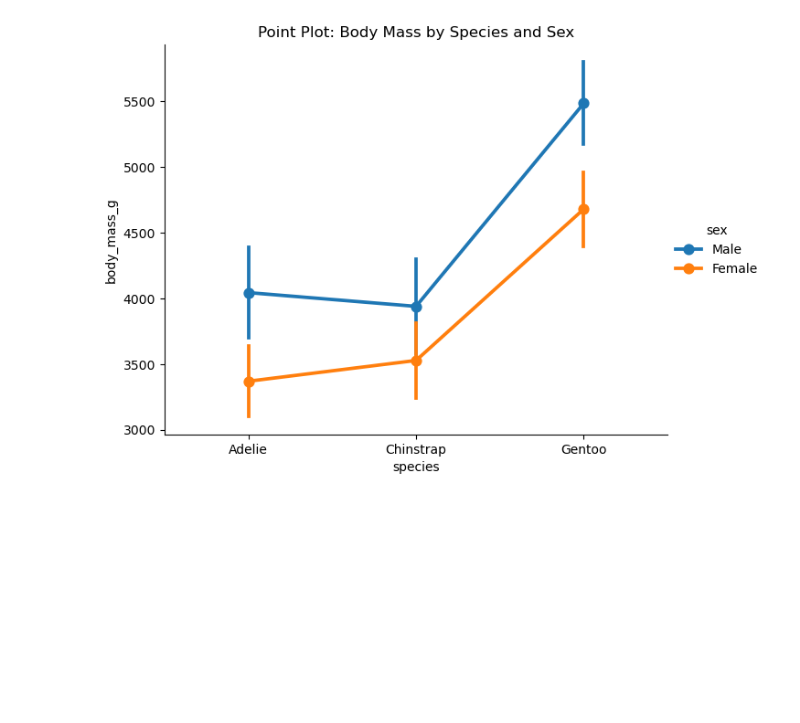
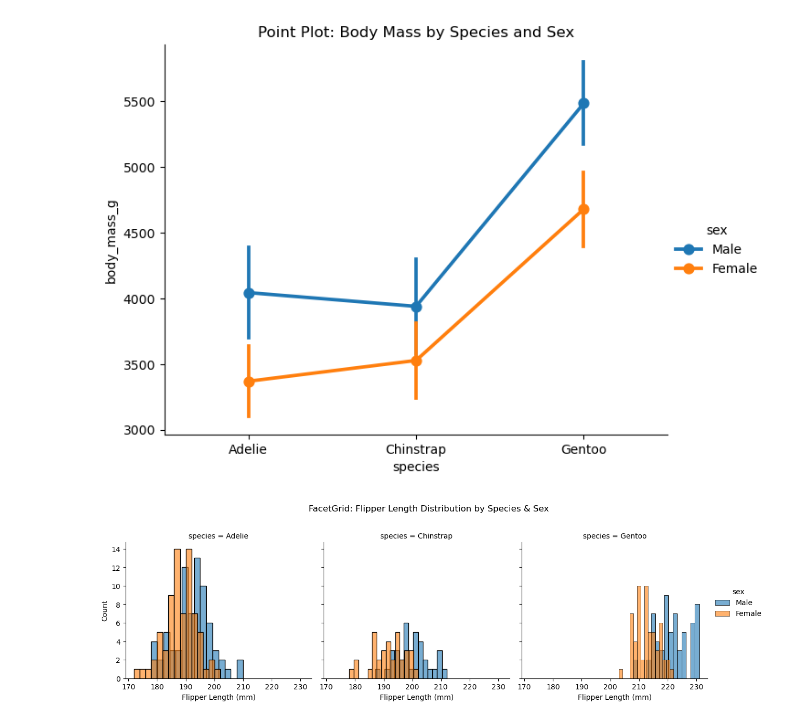
Before and after one commit to md-faiyazkhan/ml-practice, a Jupyter notebook: Seaborn/Seaborn.ipynb, the cells around one changed output. Saved outputs shown, nothing was run; the diff lists cells and outputs as text; code cells hidden in the pictures; blank space fills up the shorter version.

```diff
--- a/Seaborn/Seaborn.ipynb
+++ b/Seaborn/Seaborn.ipynb
@@ -421,3 +421,25 @@ plt.title("Point Plot: Body Mass by Species and Sex")
 plt.show()
 # %% [output]
 [figure]
+# %%
+# FacetGrid: Histogram of flipper length for each species
+g = sns.FacetGrid(
+    penguins,
+    col="species",
+    hue="sex",
+    height=4,
+    aspect=1
+)
+
+# map histogram for each subplot
+g.map(sns.histplot, "flipper_length_mm", bins=15, alpha=0.6)
+
+# add legend and titles
+g.add_legend()
+g.set_axis_labels("Flipper Length (mm)", "Count")
+plt.subplots_adjust(top=0.8)
+g.fig.suptitle("FacetGrid: Flipper Length Distribution by Species & Sex")
+
+plt.show()
+# %% [output]
+[figure, added]
```
